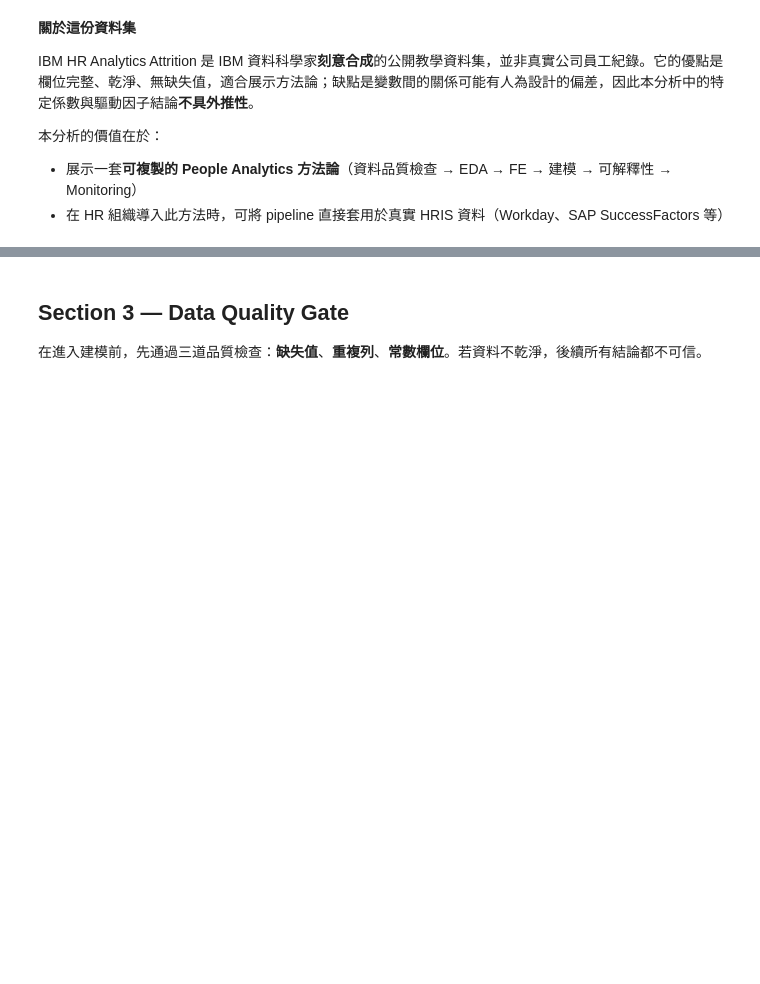
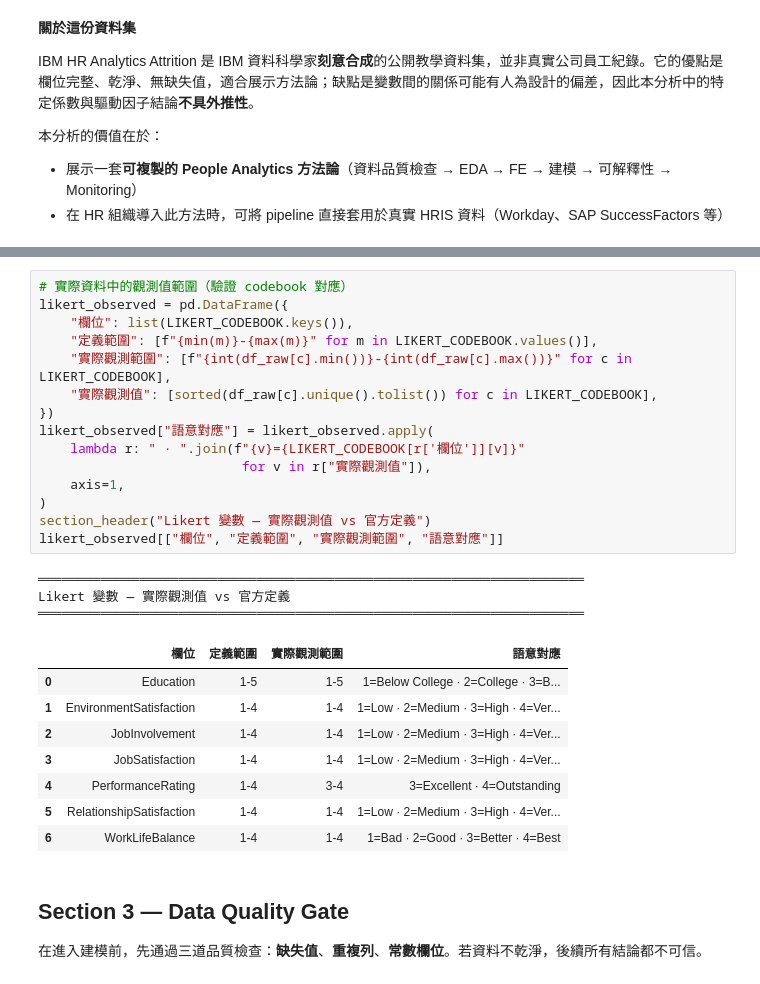
Before and after one commit to oldyi317/HR-Analysis, a Jupyter notebook: employee_attrition_analysis.ipynb, the cells around one changed output, grey strips where cells are left out. Saved outputs shown, nothing was run; the diff lists cells and outputs as text; blank space fills up the shorter version.

```diff
--- a/employee_attrition_analysis.ipynb
+++ b/employee_attrition_analysis.ipynb
@@ -268,3 +309,30 @@ IBM HR Analytics Attrition 是 IBM 資料科學家**刻意合成**的公開教
+# %%
+# 實際資料中的觀測值範圍（驗證 codebook 對應）
+likert_observed = pd.DataFrame({
+    "欄位": list(LIKERT_CODEBOOK.keys()),
+    "定義範圍": [f"{min(m)}-{max(m)}" for m in LIKERT_CODEBOOK.values()],
+    "實際觀測範圍": [f"{int(df_raw[c].min())}-{int(df_raw[c].max())}" for c in LIKERT_CODEBOOK],
+    "實際觀測值": [sorted(df_raw[c].unique().tolist()) for c in LIKERT_CODEBOOK],
+})
+likert_observed["語意對應"] = likert_observed.apply(
+    lambda r: " · ".join(f"{v}={LIKERT_CODEBOOK[r['欄位']][v]}"
+                          for v in r["實際觀測值"]),
+    axis=1,
+)
+section_header("Likert 變數 — 實際觀測值 vs 官方定義")
+likert_observed[["欄位", "定義範圍", "實際觀測範圍", "語意對應"]]
+# %% [output]
+══════════════════════════════════════════════════════════════════════
+Likert 變數 — 實際觀測值 vs 官方定義
+══════════════════════════════════════════════════════════════════════
+|  | 欄位 | 定義範圍 | 實際觀測範圍 | 語意對應 |
+| 0 | Education | 1-5 | 1-5 | 1=Below College · 2=College · 3=B... |
+| 1 | EnvironmentSatisfaction | 1-4 | 1-4 | 1=Low · 2=Medium · 3=High · 4=Ver... |
+| 2 | JobInvolvement | 1-4 | 1-4 | 1=Low · 2=Medium · 3=High · 4=Ver... |
+| 3 | JobSatisfaction | 1-4 | 1-4 | 1=Low · 2=Medium · 3=High · 4=Ver... |
+| 4 | PerformanceRating | 1-4 | 3-4 | 3=Excellent · 4=Outstanding |
+| 5 | RelationshipSatisfaction | 1-4 | 1-4 | 1=Low · 2=Medium · 3=High · 4=Ver... |
+| 6 | WorkLifeBalance | 1-4 | 1-4 | 1=Bad · 2=Good · 3=Better · 4=Best |
 # %% [markdown]
 ## Section 3 — Data Quality Gate
 
```
Also changed, not shown: parts of 12 cells of this notebook, 1 other file.
